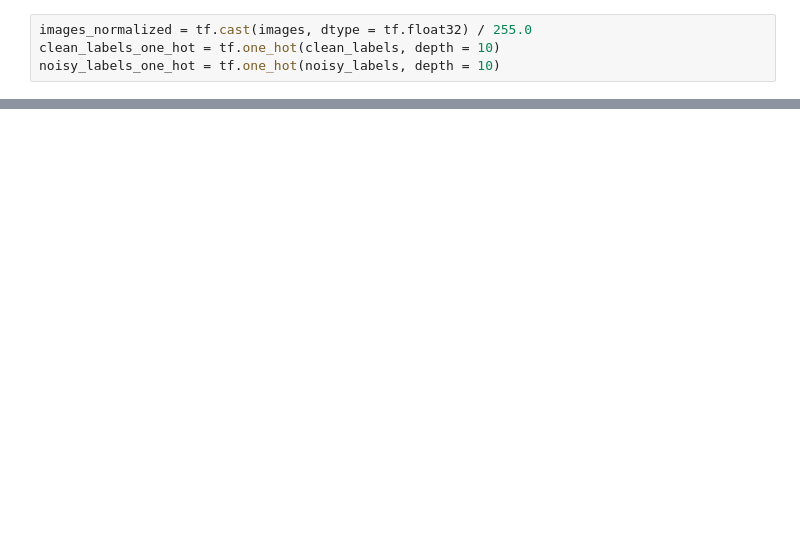
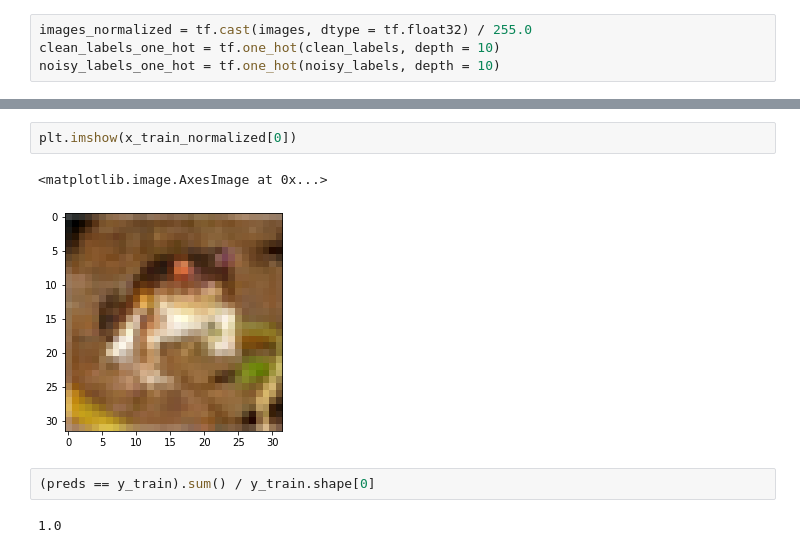
Before and after one commit to TZstatsADS/fall2022-project3-prj3-group3, a Jupyter notebook: doc/final.ipynb, the cells around one changed output, grey strips where cells are left out. Saved outputs shown, nothing was run; the diff lists cells and outputs as text; blank space fills up the shorter version.

```diff
--- a/doc/final.ipynb
+++ b/doc/final.ipynb
@@ -238,0 +434,9 @@ KeyboardInterrupt:
+# %%
+plt.imshow(x_train_normalized[0])
+# %% [output]
+<matplotlib.image.AxesImage at 0x...>
+[figure, added]
+# %%
+(preds == y_train).sum() / y_train.shape[0]
+# %% [output]
+1.0
```
Also changed, not shown: parts of 63 cells of this notebook, 1 other file.
